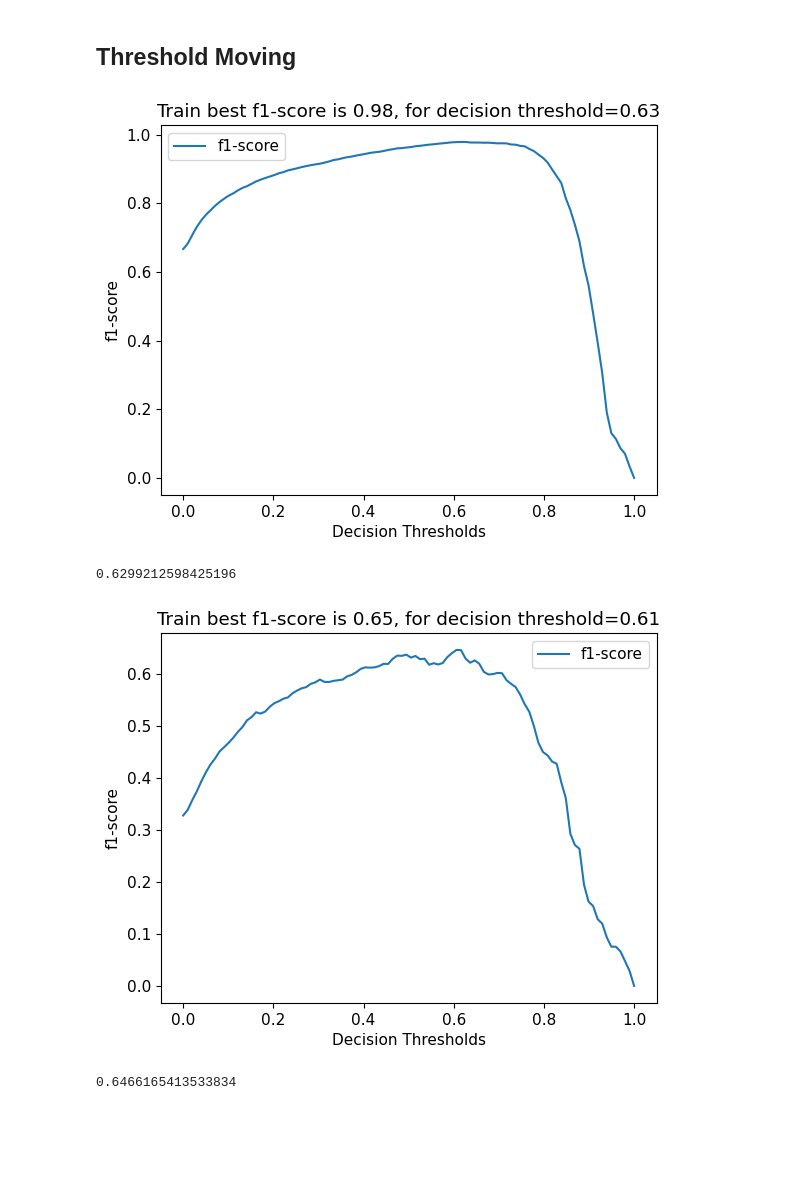
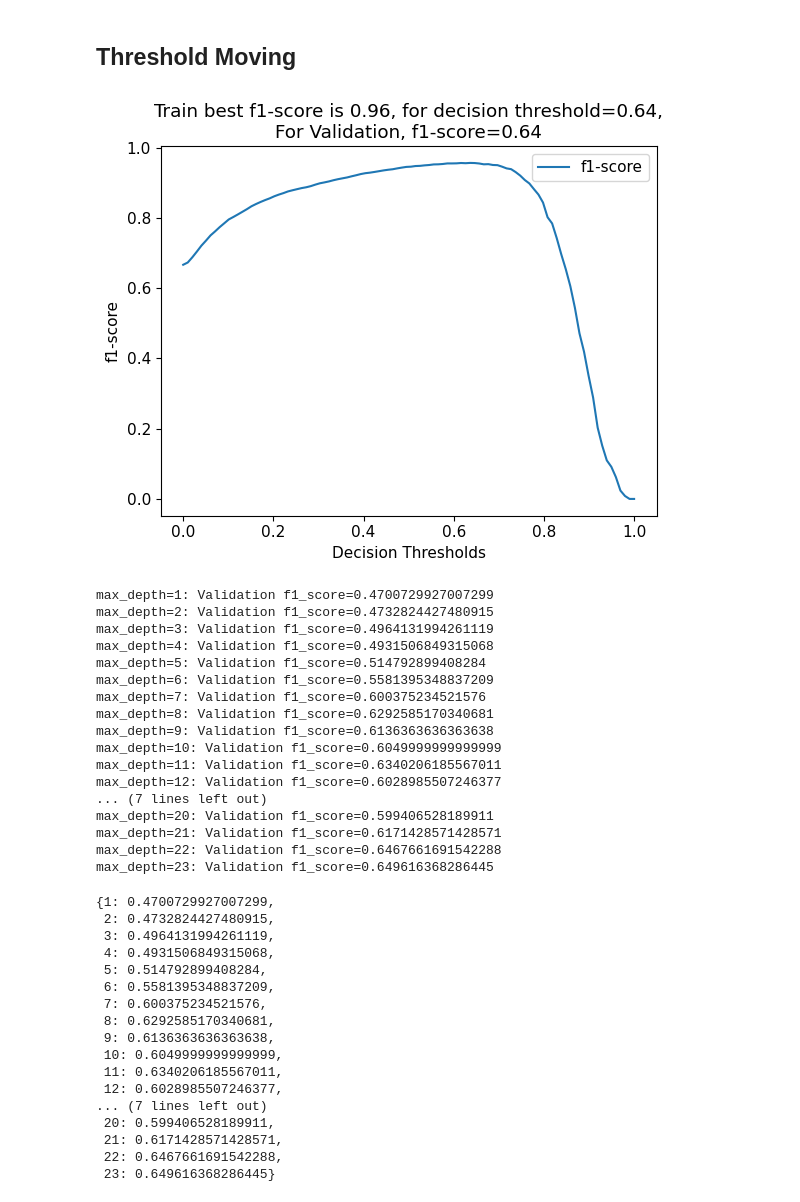
Before and after one commit to dormeir999/Cracking_Your_First_Data_Science_Project_course, a Jupyter notebook: Pipeline.ipynb, the cells around one changed output. Saved outputs shown, nothing was run; the diff lists cells and outputs as text; code cells hidden in the pictures; blank space fills up the shorter version.

```diff
--- a/Pipeline.ipynb
+++ b/Pipeline.ipynb
@@ -143,7 +143,7 @@ train_statistics = add_binary_property_to_train_statistics(train_statistics, 'is
 
 def get_train_feautres_with_property(the_train_statistics, the_property):
     "Extract list of features with property from train_statistics"
-    the_features = train_statistics[train_statistics[the_property]==1].index.tolist()
+    the_features = the_train_statistics[the_train_statistics[the_property]==1].index.tolist()
     return the_features
 
 
@@ -3702,11 +4474,10 @@ def optimize_model_complexity_early_stopping(the_model, the_X_train, the_y_train
 plt.rcParams.update({'font.size': 11})
 
 hyper_parameter = 'max_depth'
-range_values = np.arange(1,len(selected_features))
-train_optimization_value = 0.02
+range_values = np.arange(1,int(len(important_features)*1.5))
 metric_fn = get_AUC_score
 metric_name = 'AUC'
-opt_res, val_optimized_value, train_optimized_value = optimize_model_complexity_early_stopping(model, X_train, y_train, X_val, y_val, hyper_parameter, range_values, metric_fn, metric_name, train_optimization_value=train_optimization_value)
+opt_res, val_optimized_value, train_optimized_value = optimize_model_complexity_early_stopping(model, X_train, y_train, X_val, y_val, hyper_parameter, range_values, metric_fn, metric_name)
 # %% [output]
 Training max_depth=1 . . .
 Training max_depth=2 . . .
@@ -3756,4 +4530,5 @@ model_metrics
 # %%
+train_optimized_value=8
 model.set_params(**{hyper_parameter:train_optimized_value})
 model_name = str(model)
 
@@ -3767,6 +4558,6 @@ len(model_metrics)
 # %%
 train_val_optimized_mean = np.mean([train_optimized_value, val_optimized_value]).astype(int)
-model.set_params(**{hyper_parameter:train_val_optimized_mean})
+model.set_params(**{hyper_parameter:11})
 model_name = str(model)
 
 model_metrics, _ = train_evaluate_plot_report_sklearn_classification_model_engineered_features(the_model=model, the_model_name=model_name, axs=None)
@@ -3801,38 +4592,79 @@ RandomForestClassifier(max_depth=11, random_state=0)
 # %%
 from sklearn.metrics import f1_score
 
 
-def move_threshold(the_model, the_X_train, the_y_train, metric_fn=f1_score, metric_name='f1-score', to_plot=True):
+def move_threshold(the_model, the_X_train, the_y_train, the_X_val, the_y_val, metric_fn=f1_score, metric_name='f1-score', to_plot=True):
     thresholds = np.linspace(0,1,100)
     calculated_metrics = {}
     # Calc metric on each threshold value
     for threshold in thresholds:
         proba  = the_model.predict_proba(the_X_train.values)[:, 1]
         the_y_pred = (proba>=threshold)*1
         calculated_metrics[threshold] = metric_fn(the_y_train, the_y_pred)
     calculated_metrics = pd.DataFrame.from_dict(calculated_metrics, orient='index').rename(columns={0:metric_name})
     # Find best metric value and threshold
     the_best_threshold = calculated_metrics.idxmax().values[0]
     the_best_score = calculated_metrics.max().values[0]
+    # Get validation score
+    proba  = model.predict_proba(the_X_val.values)[:, 1]
+    y_pred = (proba>=best_threshold)*1
+    validation_score = metric_fn(the_y_val, y_pred)
     if to_plot:
         # Plot results
-        calculated_metrics.plot(title=f'Train best {metric_name} is {the_best_score.round(2)}, for decision threshold={the_best_threshold.round(2)}')
+        calculated_metrics.plot(title=f'''Train best {metric_name} is {the_best_score.round(2)}, for decision threshold={the_best_threshold.round(2)},
+For Validation, {metric_name}={validation_score.round(2)}''')
         plt.xlabel("Decision Thresholds")
         plt.ylabel(metric_name)
         plt.show()
     return the_best_threshold, the_best_score
-best_threshold, best_score = move_threshold(model, X_train, y_train)
-proba  = model.predict_proba(X_val.values)[:, 1]
-y_pred = (proba>=best_threshold)*1
-f1_score(y_val, y_pred)
+
+best_threshold, best_score = move_threshold(model, X_train, y_train, X_val, y_val)
 # %% [output]
-[figure, old version]
+[figure, new version]
-0.6299212598425196
 # %%
-best_threshold, best_score = move_threshold(model, X_val, y_val)
-proba  = model.predict_proba(X_val.values)[:, 1]
-y_pred = (proba>=best_threshold)*1
-f1_score(y_val, y_pred)
+res = {}
+for i in range(1,24):
+    model.set_params(**{hyper_parameter:i})
+    model_name = str(model)
+    model_metrics, _ = train_evaluate_plot_report_sklearn_classification_model_engineered_features(the_model=model, the_model_name=model_name, axs=None, to_plot=False)
+    best_threshold, best_score = move_threshold(model, X_train, y_train, X_val, y_val, to_plot=False)
+    proba  = model.predict_proba(X_val.values)[:, 1]
+    y_pred = (proba>=best_threshold)*1
+    res[i] = f1_score(y_val, y_pred)
+    print(f"{hyper_parameter}={i}: Validation f1_score={res[i]}")
+res
 # %% [output]
-[figure, removed]
-0.6466165413533834
+max_depth=1: Validation f1_score=0.4700729927007299
+max_depth=2: Validation f1_score=0.4732824427480915
+max_depth=3: Validation f1_score=0.4964131994261119
+max_depth=4: Validation f1_score=0.4931506849315068
+max_depth=5: Validation f1_score=0.514792899408284
+max_depth=6: Validation f1_score=0.5581395348837209
+max_depth=7: Validation f1_score=0.600375234521576
+max_depth=8: Validation f1_score=0.6292585170340681
+max_depth=9: Validation f1_score=0.6136363636363638
+max_depth=10: Validation f1_score=0.6049999999999999
+max_depth=11: Validation f1_score=0.6340206185567011
+max_depth=12: Validation f1_score=0.6028985507246377
+... (7 lines left out)
+max_depth=20: Validation f1_score=0.599406528189911
+max_depth=21: Validation f1_score=0.6171428571428571
+max_depth=22: Validation f1_score=0.6467661691542288
+max_depth=23: Validation f1_score=0.649616368286445
+{1: 0.4700729927007299,
+ 2: 0.4732824427480915,
+ 3: 0.4964131994261119,
+ 4: 0.4931506849315068,
+ 5: 0.514792899408284,
+ 6: 0.5581395348837209,
+ 7: 0.600375234521576,
+ 8: 0.6292585170340681,
+ 9: 0.6136363636363638,
+ 10: 0.6049999999999999,
+ 11: 0.6340206185567011,
+ 12: 0.6028985507246377,
+... (7 lines left out)
+ 20: 0.599406528189911,
+ 21: 0.6171428571428571,
+ 22: 0.6467661691542288,
+ 23: 0.649616368286445}
```
Also changed, not shown: parts of 29 cells of this notebook, 1 other file.
